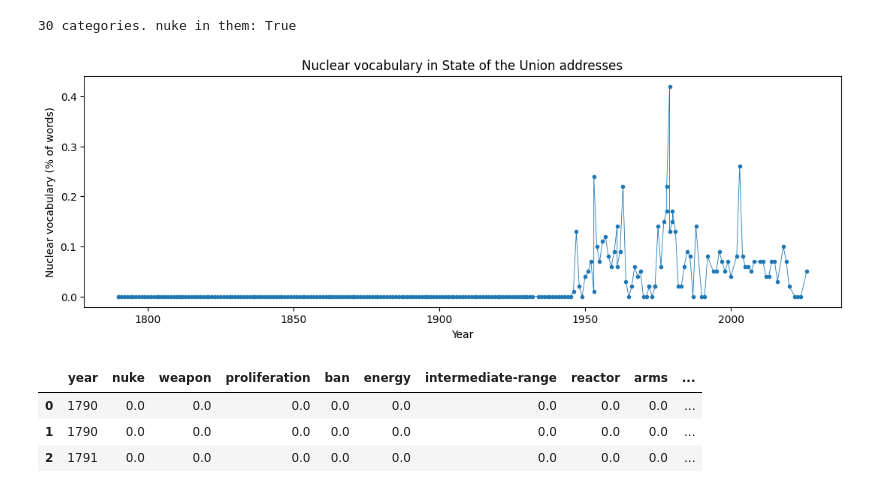
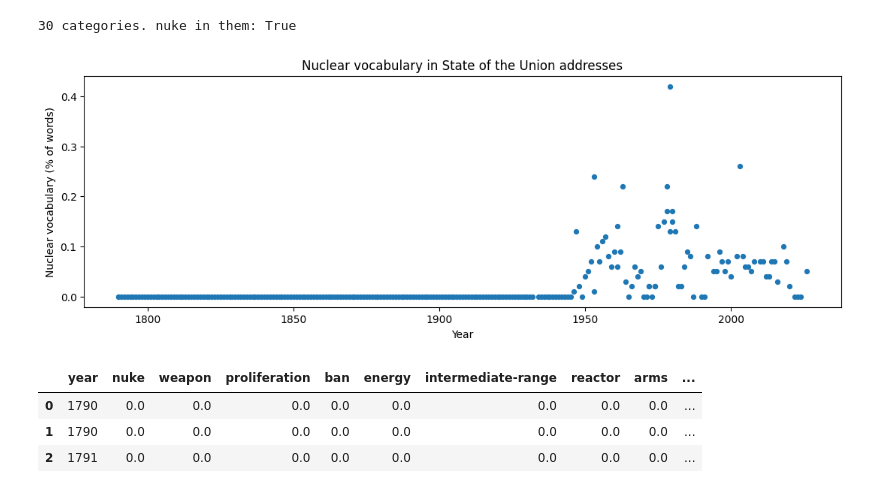
Before and after one commit to DH-Oz/CorpusAnalysis, a Jupyter notebook: 3a-collocations-dispersion.ipynb, the cells around one changed output. Saved outputs shown, nothing was run; the diff lists cells and outputs as text; code cells hidden in the pictures.

```diff
--- a/3a-collocations-dispersion.ipynb
+++ b/3a-collocations-dispersion.ipynb
@@ -311,24 +311,24 @@ _, nuke_categories = liwc.load_token_parser('dictionaries/nuke.dic')
 print(f'{len(nuke_categories)} categories. nuke in them: {"nuke" in nuke_categories}')
 # %% [output]
 30 categories. nuke in them: True
-# %%
-# liwcalike with the nuke dictionary gives the 'nuke' category as a percentage of each
-# speech's words. Plot that percentage over time.
-nuke_docnames = []
-for _, speech in df.iterrows():
-    nuke_docnames.append(f"{speech['president']}_{speech['year']}")
-
-nuke_df = liwcalike(list(df['text']), nuke_docnames, 'dictionaries/nuke.dic')
-nuke_df['year'] = list(df['year'])
-nuke_df = nuke_df.sort_values('year')
-plt.figure(figsize=(13, 4))
-plt.plot(nuke_df['year'], nuke_df['nuke'], marker='o', markersize=3, linewidth=0.6)
-plt.xlabel('Year')
-plt.ylabel('Nuclear vocabulary (% of words)')
-plt.title('Nuclear vocabulary in State of the Union addresses')
-plt.show()
-# %% [output]
-[figure, removed]
+# %%
+# liwcalike with the nuke dictionary gives the 'nuke' category as a percentage of each
+# speech's words. Plot that percentage over time, one point per speech.
+nuke_docnames = []
+for _, speech in df.iterrows():
+    nuke_docnames.append(f"{speech['president']}_{speech['year']}")
+
+nuke_df = liwcalike(list(df['text']), nuke_docnames, 'dictionaries/nuke.dic')
+nuke_df['year'] = list(df['year'])
+nuke_df = nuke_df.sort_values('year')
+plt.figure(figsize=(13, 4))
+plt.scatter(nuke_df['year'], nuke_df['nuke'], s=18)
+plt.xlabel('Year')
+plt.ylabel('Nuclear vocabulary (% of words)')
+plt.title('Nuclear vocabulary in State of the Union addresses')
+plt.show()
+# %% [output]
+[figure, added]
 # %%
 # The decade networks reuse the nuke liwcalike table built above. nuke_df already holds
 # every speech's nuclear-category percentages and its year, so no new feature matrix is
```
Also changed, not shown: 1 other file.
